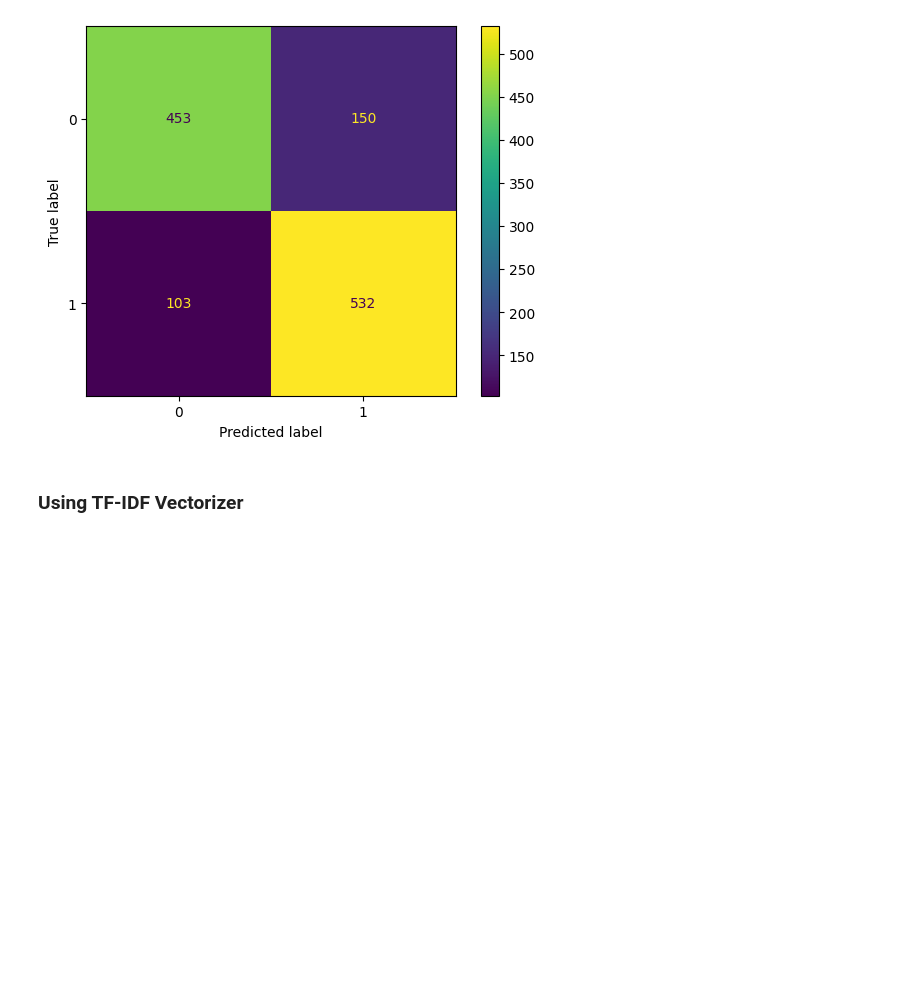
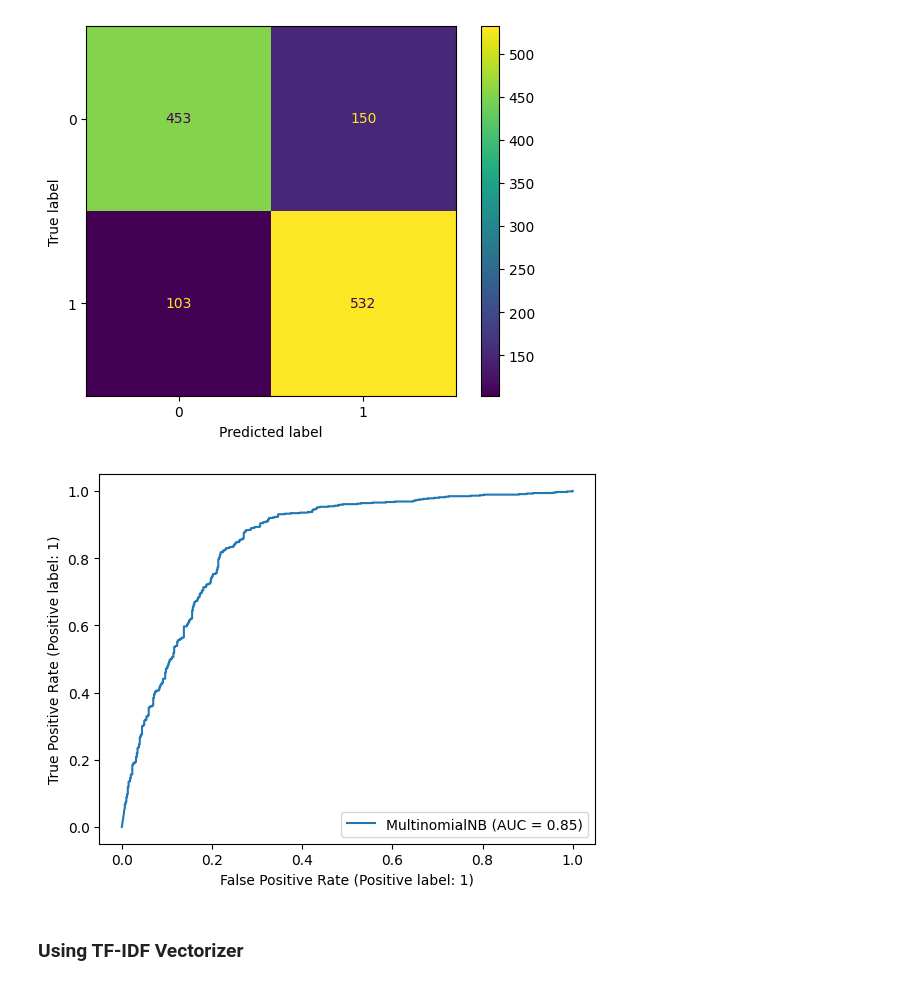
Before and after one commit to julieleung6/where_is_bigfoot, a Jupyter notebook: notebooks/modeling.ipynb, the cells around one changed output. Drawn from its saved outputs; the diff is of its cells as text; code cells hidden in the pictures; blank space fills up the shorter version.

```diff
--- a/notebooks/modeling.ipynb
+++ b/notebooks/modeling.ipynb
@@ -87,6 +87,10 @@ array([[453, 150],
 ConfusionMatrixDisplay.from_estimator(count_nb_classifier, count_X_test, y_test);
 # %% [output]
 [figure]
+# %%
+RocCurveDisplay.from_estimator(count_nb_classifier, count_X_test, y_test);
+# %% [output]
+[figure, added]
 # %% [markdown]
 ### Using TF-IDF Vectorizer
 # %%
```
Also changed, not shown: parts of 81 cells of this notebook, 7 other files.
